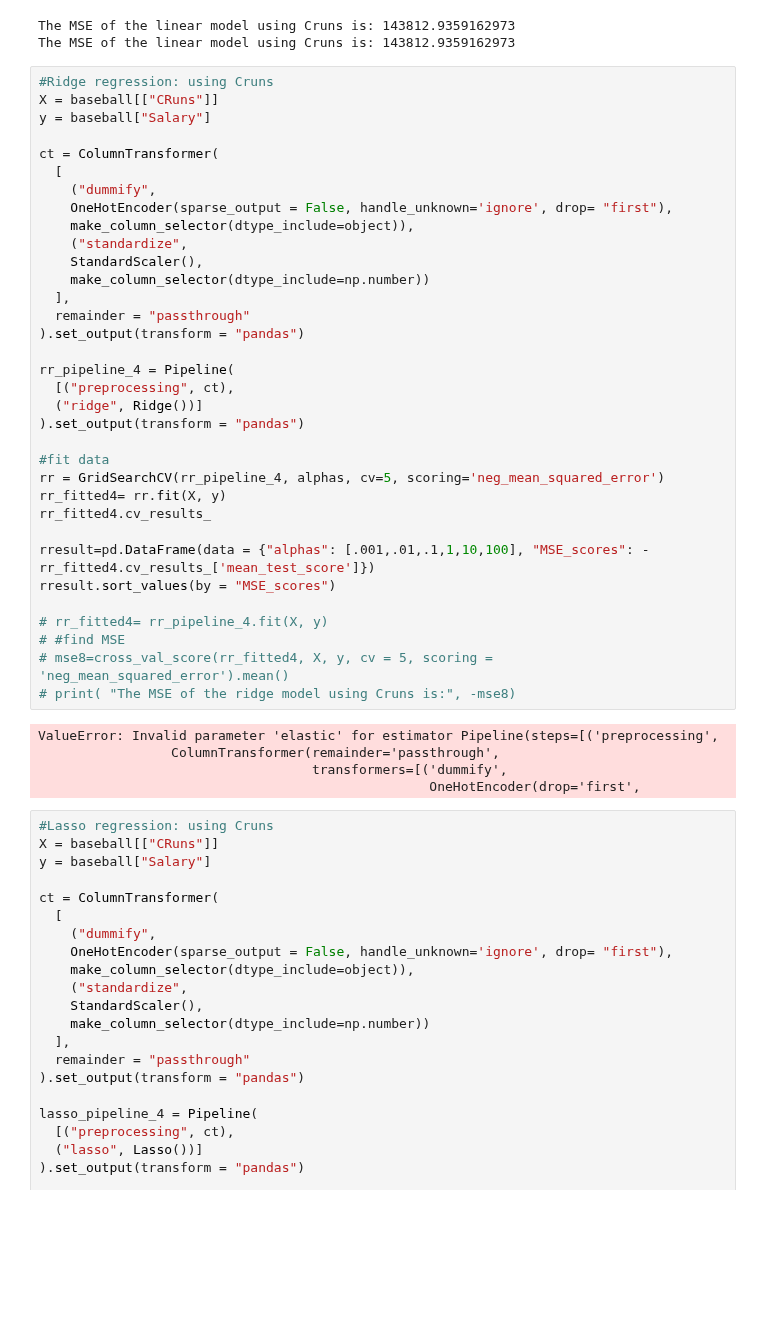
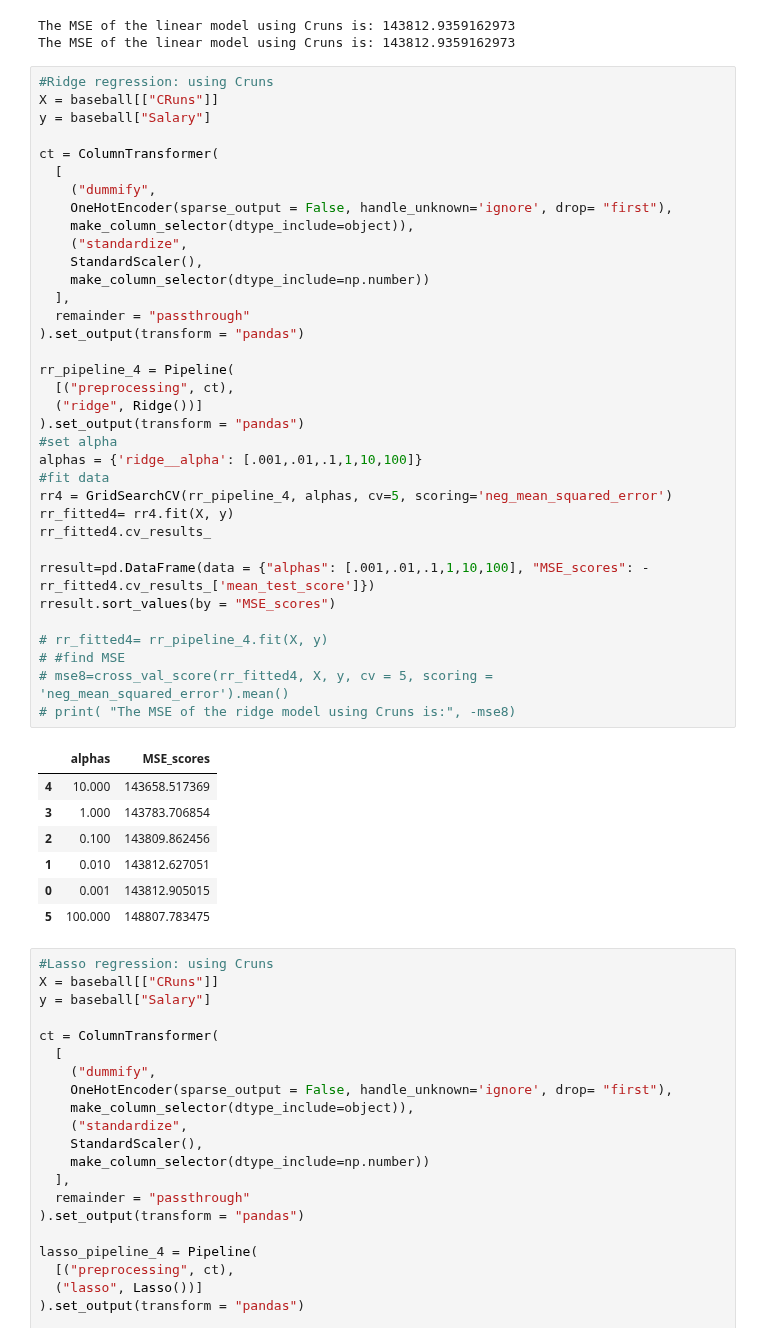
Before and after one commit to alexandragrover/GSB-544, a Jupyter notebook: Labs/Lab6/Lab6.ipynb, the cells around one changed output. Drawn from its saved outputs; the diff is of its cells as text; blank space fills up the shorter version.

```diff
--- a/Labs/Lab6/Lab6.ipynb
+++ b/Labs/Lab6/Lab6.ipynb
@@ -484,40 +492,44 @@ The MSE of the linear model using Cruns is: 143812.9359162973
 X = baseball[["CRuns"]]
 y = baseball["Salary"]
 
 ct = ColumnTransformer(
   [
     ("dummify",
     OneHotEncoder(sparse_output = False, handle_unknown='ignore', drop= "first"),
     make_column_selector(dtype_include=object)),
     ("standardize",
     StandardScaler(),
     make_column_selector(dtype_include=np.number))
   ],
   remainder = "passthrough"
 ).set_output(transform = "pandas")
 
 rr_pipeline_4 = Pipeline(
   [("preprocessing", ct),
   ("ridge", Ridge())]
 ).set_output(transform = "pandas")
-
+#set alpha
+alphas = {'ridge__alpha': [.001,.01,.1,1,10,100]}
 #fit data
-rr = GridSearchCV(rr_pipeline_4, alphas, cv=5, scoring='neg_mean_squared_error')
-rr_fitted4= rr.fit(X, y)
+rr4 = GridSearchCV(rr_pipeline_4, alphas, cv=5, scoring='neg_mean_squared_error')
+rr_fitted4= rr4.fit(X, y)
 rr_fitted4.cv_results_
 
 rresult=pd.DataFrame(data = {"alphas": [.001,.01,.1,1,10,100], "MSE_scores": -rr_fitted4.cv_results_['mean_test_score']})
 rresult.sort_values(by = "MSE_scores")
 
 # rr_fitted4= rr_pipeline_4.fit(X, y)
 # #find MSE
 # mse8=cross_val_score(rr_fitted4, X, y, cv = 5, scoring = 'neg_mean_squared_error').mean()
 # print( "The MSE of the ridge model using Cruns is:", -mse8)
 # %% [output]
-ValueError: Invalid parameter 'elastic' for estimator Pipeline(steps=[('preprocessing',
-                 ColumnTransformer(remainder='passthrough',
-                                   transformers=[('dummify',
-                                                  OneHotEncoder(drop='first',
+|  | alphas | MSE_scores |
+| 4 | 10.000 | 143658.517369 |
+| 3 | 1.000 | 143783.706854 |
+| 2 | 0.100 | 143809.862456 |
+| 1 | 0.010 | 143812.627051 |
+| 0 | 0.001 | 143812.905015 |
+| 5 | 100.000 | 148807.783475 |
 # %%
 #Lasso regression: using Cruns
 X = baseball[["CRuns"]]
```
Also changed, not shown: parts of 5 cells of this notebook.
